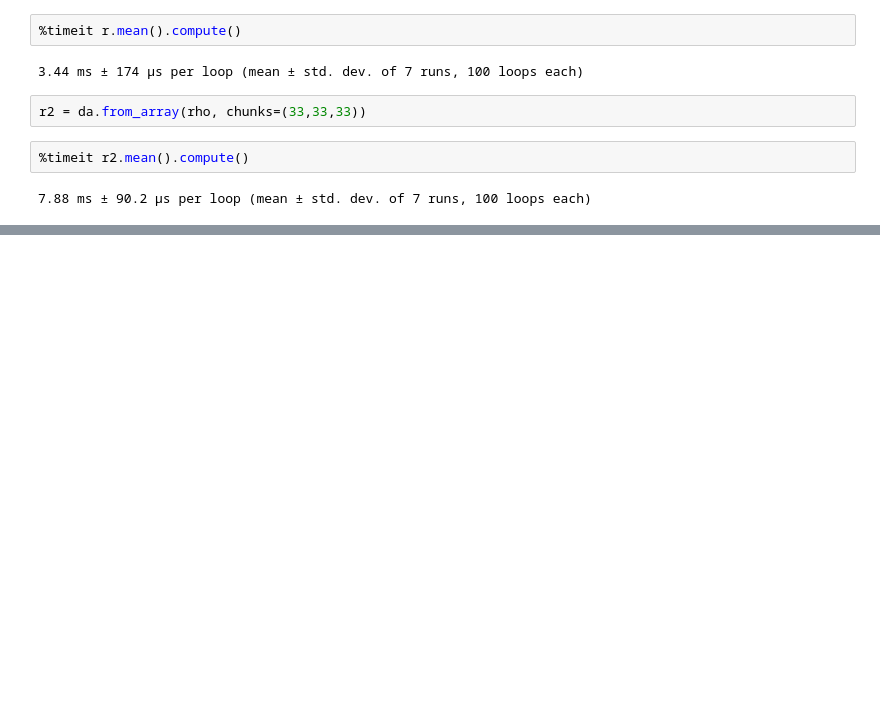
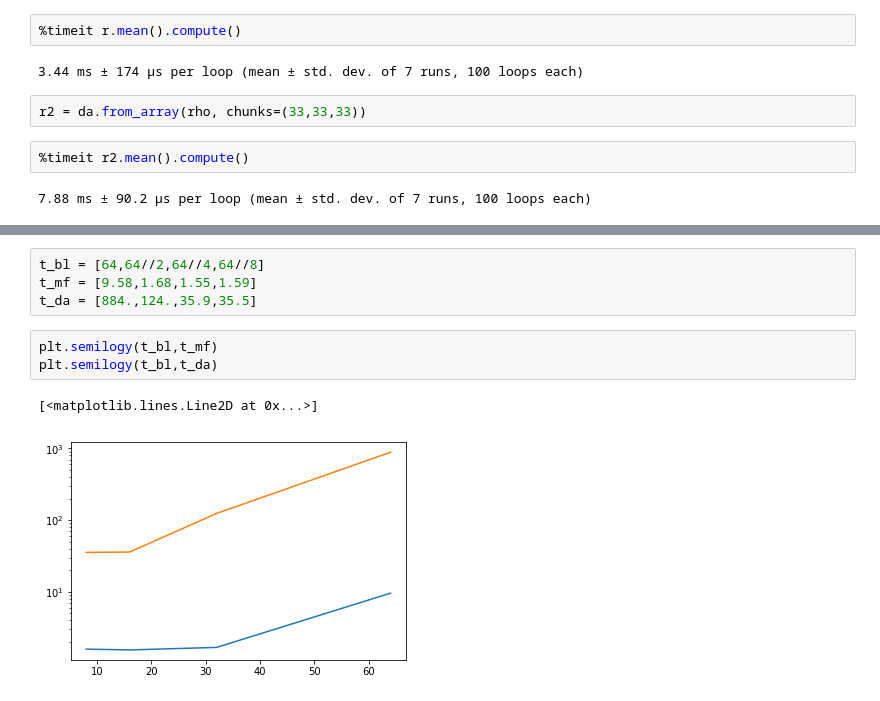
Before and after one commit to micbru/a250-hw, a Jupyter notebook: final_project/Testing.ipynb, the cells around one changed output, grey strips where cells are left out. Saved outputs shown, nothing was run; the diff lists cells and outputs as text; blank space fills up the shorter version.

```diff
--- a/final_project/Testing.ipynb
+++ b/final_project/Testing.ipynb
@@ -347,0 +532,10 @@ r2 = da.from_array(rho, chunks=(33,33,33))
+# %%
+t_bl = [64,64//2,64//4,64//8]
+t_mf = [9.58,1.68,1.55,1.59]
+t_da = [884.,124.,35.9,35.5]
+# %%
+plt.semilogy(t_bl,t_mf)
+plt.semilogy(t_bl,t_da)
+# %% [output]
+[<matplotlib.lines.Line2D at 0x...>]
+[figure, added]
```
Also changed, not shown: parts of 26 cells of this notebook, 5 other files.
